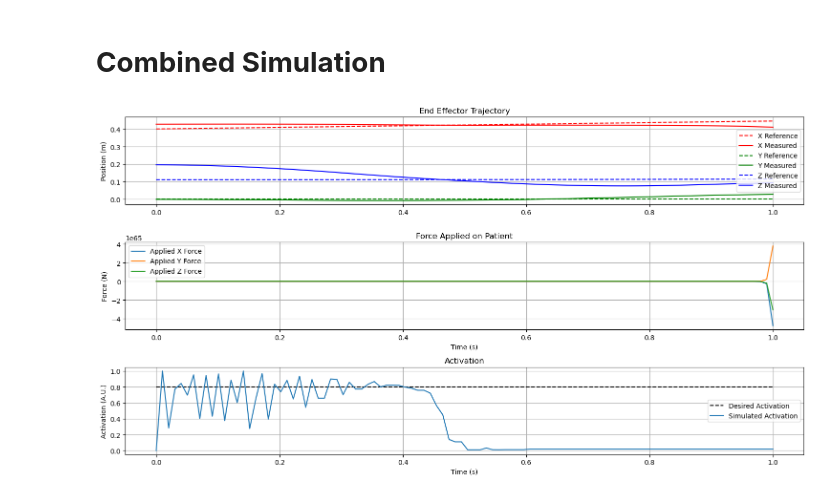
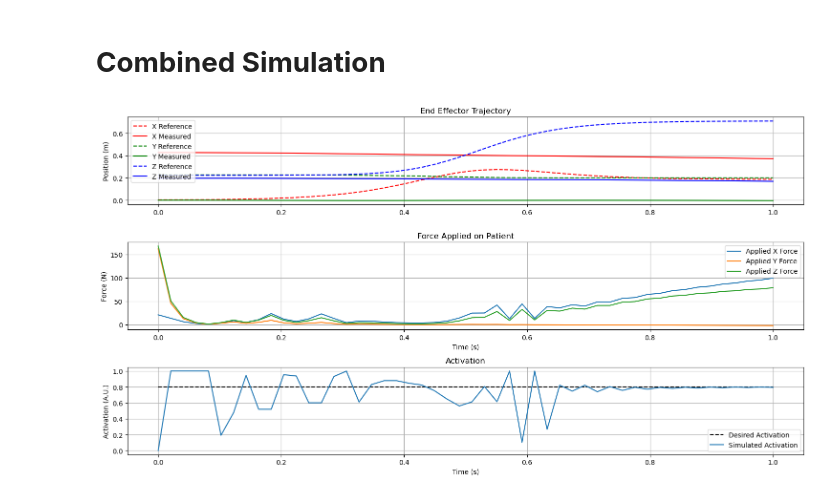
Before and after one commit to aaronjohnsabu1999/flexiforce, a Jupyter notebook: Simulation.ipynb, the cells around one changed output. Saved outputs shown, nothing was run; the diff lists cells and outputs as text; code cells hidden in the pictures.

```diff
--- a/Simulation.ipynb
+++ b/Simulation.ipynb
@@ -81,9 +81,9 @@ plt.show()
 # %%
 G = {
     'G_p': 1,
-    'G_d': 0.03,
+    'G_d': 0.05,
     }
 
-run(curl_time = 1, G = G)
+run(curl_time = 1, G = G, sps = 50)
 # %% [output]
-[figure, old version]
+[figure, new version]
```
Also changed, not shown: 7 other files.
